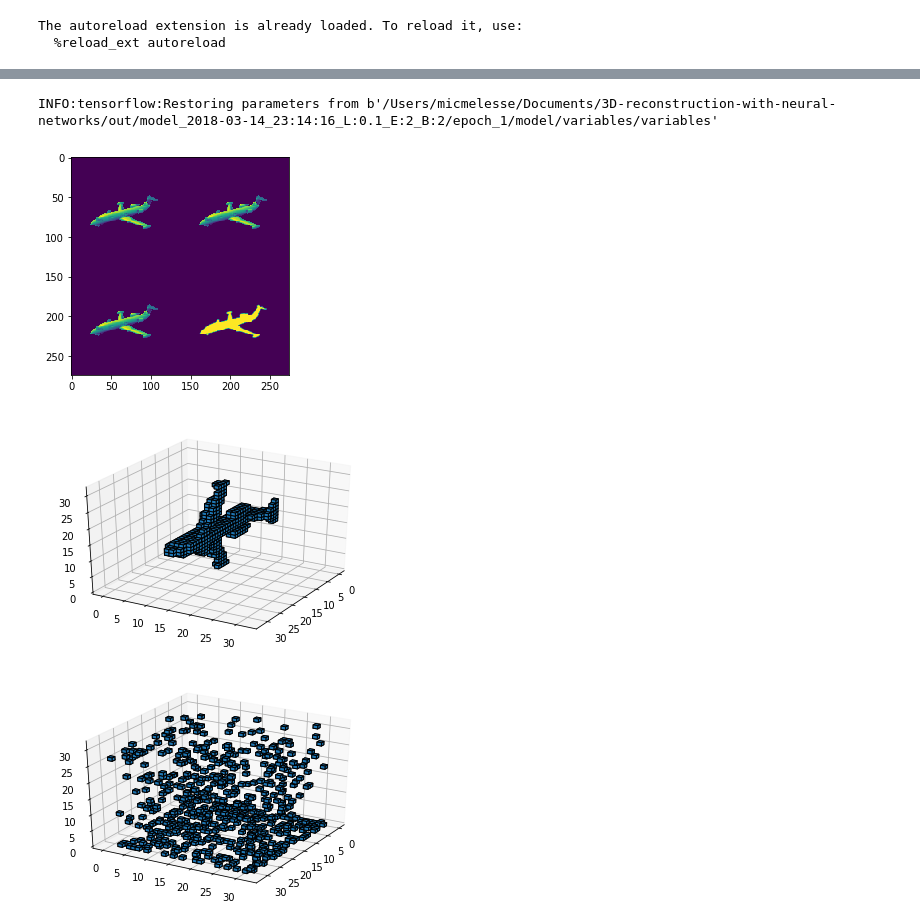
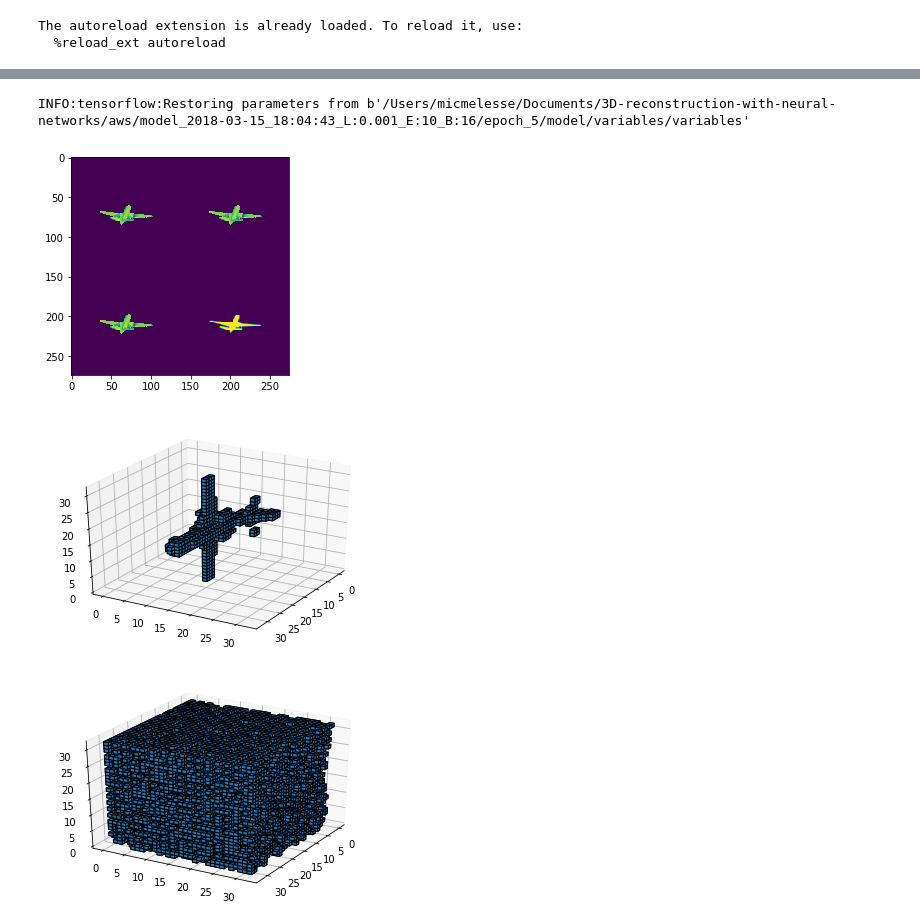
Before and after one commit to micmelesse/3D-reconstruction-with-Neural-Networks, a Jupyter notebook: experiments.ipynb, the cells around one changed output, grey strips where cells are left out. Drawn from its saved outputs; the diff is of its cells as text; code cells hidden in the pictures.

```diff
--- a/experiments.ipynb
+++ b/experiments.ipynb
@@ -61,12 +69,12 @@ misc op
 # %%
-model_dir="/Users/micmelesse/Documents/3D-reconstruction-with-neural-networks/out/model_2018-03-14_23:14:16_L:0.1_E:2_B:2/epoch_1"
+model_dir="/Users/micmelesse/Documents/3D-reconstruction-with-neural-networks/aws/model_2018-03-15_18:04:43_L:0.001_E:10_B:16/epoch_5"
 net.restore(model_dir)
 y_hat=net.predict(x)
 utils.vis_multichannel(x[0][1])
 utils.vis_voxel(y[0])
 utils.vis_voxel(y_hat[0])
 # %% [output]
-INFO:tensorflow:Restoring parameters from b'/Users/micmelesse/Documents/3D-reconstruction-with-neural-networks/out/model_2018-03-14_23:14:16_L:0.1_E:2_B:2/epoch_1/model/variables/variables'
+INFO:tensorflow:Restoring parameters from b'/Users/micmelesse/Documents/3D-reconstruction-with-neural-networks/aws/model_2018-03-15_18:04:43_L:0.001_E:10_B:16/epoch_5/model/variables/variables'
-[figure, old version]
+[figure, new version]
-[figure, old version]
+[figure, new version]
-[figure, old version]
+[figure, new version]
```
Also changed, not shown: parts of 4 cells of this notebook, 2 other files.
